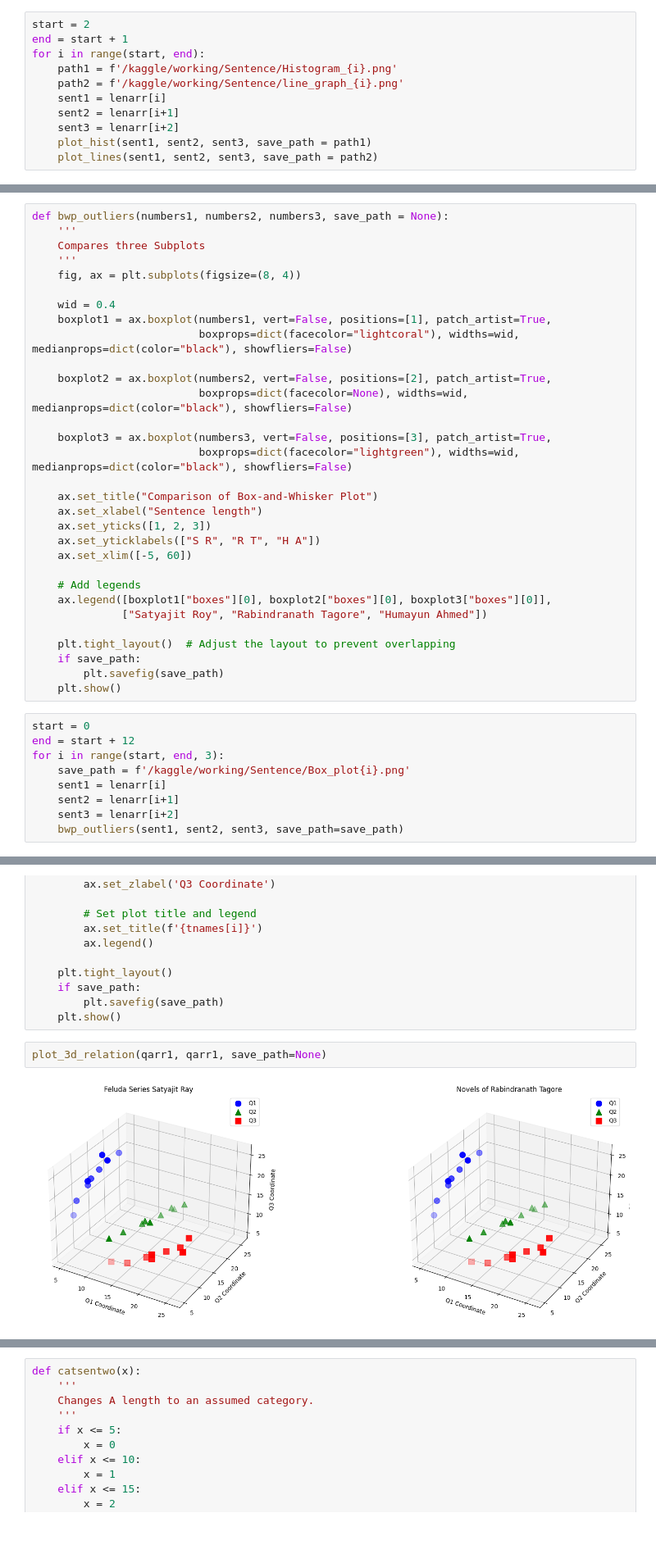
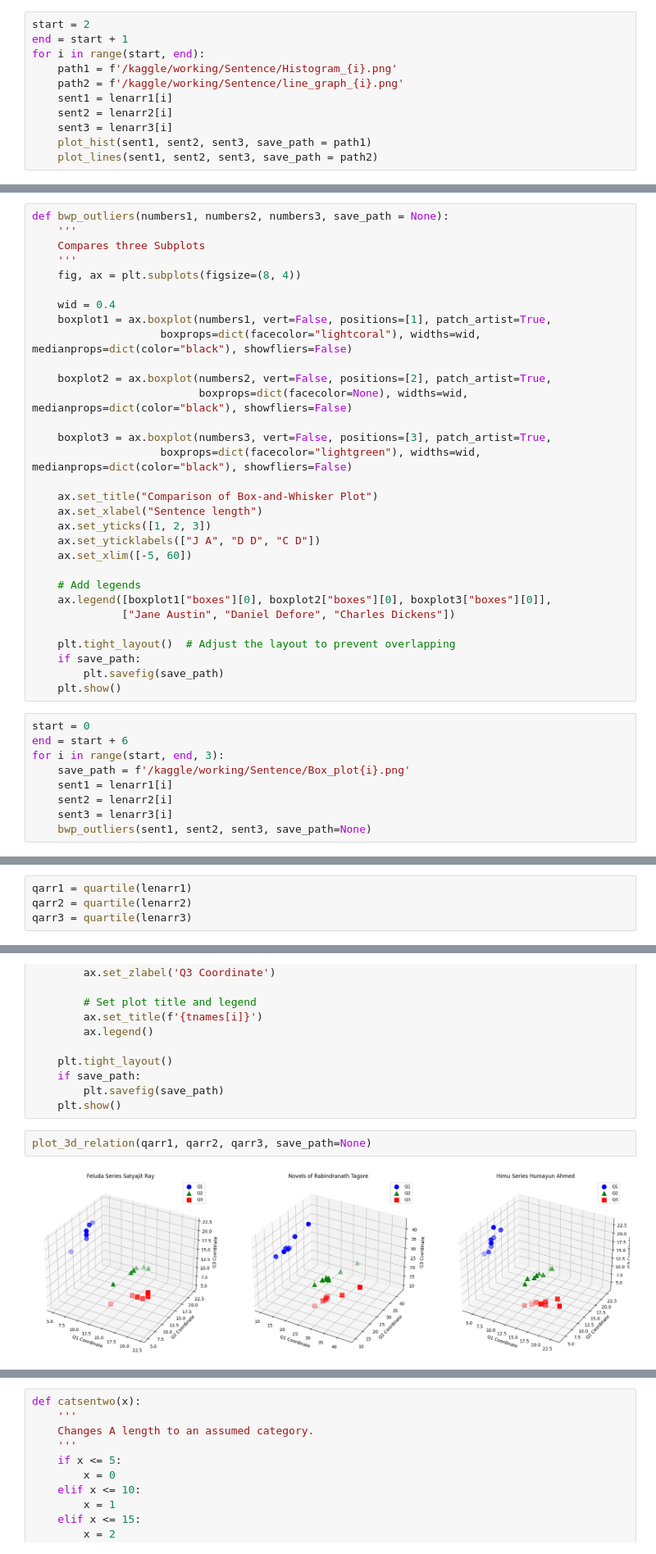
Before and after one commit to oitik/Harun-SIr, a Jupyter notebook: sentencelength-english.ipynb, the cells around one changed output, grey strips where cells are left out. Shown at 82% size. Drawn from its saved outputs; the diff is of its cells as text; blank space fills up the shorter version.

```diff
--- a/sentencelength-english.ipynb
+++ b/sentencelength-english.ipynb
@@ -331,9 +328,9 @@ end = start + 1
 for i in range(start, end):
     path1 = f'/kaggle/working/Sentence/Histogram_{i}.png'
     path2 = f'/kaggle/working/Sentence/line_graph_{i}.png'
-    sent1 = lenarr[i]
-    sent2 = lenarr[i+1]
-    sent3 = lenarr[i+2]
+    sent1 = lenarr1[i]
+    sent2 = lenarr2[i]
+    sent3 = lenarr3[i]
     plot_hist(sent1, sent2, sent3, save_path = path1)
     plot_lines(sent1, sent2, sent3, save_path = path2)
 # %% [output]
@@ -348,23 +345,23 @@ def bwp_outliers(numbers1, numbers2, numbers3, save_path = None):
 
     wid = 0.4
     boxplot1 = ax.boxplot(numbers1, vert=False, positions=[1], patch_artist=True,
-                          boxprops=dict(facecolor="lightcoral"), widths=wid, medianprops=dict(color="black"), showfliers=False)
+                    boxprops=dict(facecolor="lightcoral"), widths=wid, medianprops=dict(color="black"), showfliers=False)
 
     boxplot2 = ax.boxplot(numbers2, vert=False, positions=[2], patch_artist=True,
                           boxprops=dict(facecolor=None), widths=wid, medianprops=dict(color="black"), showfliers=False)
 
     boxplot3 = ax.boxplot(numbers3, vert=False, positions=[3], patch_artist=True,
-                          boxprops=dict(facecolor="lightgreen"), widths=wid, medianprops=dict(color="black"), showfliers=False)
+                    boxprops=dict(facecolor="lightgreen"), widths=wid, medianprops=dict(color="black"), showfliers=False)
 
     ax.set_title("Comparison of Box-and-Whisker Plot")
     ax.set_xlabel("Sentence length")
     ax.set_yticks([1, 2, 3])
-    ax.set_yticklabels(["S R", "R T", "H A"])
+    ax.set_yticklabels(["J A", "D D", "C D"])
     ax.set_xlim([-5, 60])
 
     # Add legends
     ax.legend([boxplot1["boxes"][0], boxplot2["boxes"][0], boxplot3["boxes"][0]],
-              ["Satyajit Roy", "Rabindranath Tagore", "Humayun Ahmed"])
+              ["Jane Austin", "Daniel Defore", "Charles Dickens"])
 
     plt.tight_layout()  # Adjust the layout to prevent overlapping
     if save_path:
@@ -372,11 +369,11 @@ def bwp_outliers(numbers1, numbers2, numbers3, save_path = None):
     plt.show()
 # %%
 start = 0
-end = start + 12
+end = start + 6
 for i in range(start, end, 3):
     save_path = f'/kaggle/working/Sentence/Box_plot{i}.png'
-    sent1 = lenarr[i]
-    sent2 = lenarr[i+1]
-    sent3 = lenarr[i+2]
-    bwp_outliers(sent1, sent2, sent3, save_path=save_path)
+    sent1 = lenarr1[i]
+    sent2 = lenarr2[i]
+    sent3 = lenarr3[i]
+    bwp_outliers(sent1, sent2, sent3, save_path=None)
 # %% [output]
@@ -400,3 +406,7 @@ qarr1 = quartile(lenarr)
+# %%
+qarr1 = quartile(lenarr1)
+qarr2 = quartile(lenarr2)
+qarr3 = quartile(lenarr3)
 # %%
 qarr1
 # %% [output]
@@ -447,7 +452,7 @@ def plot_3d_relation(*arrays, save_path = None):
         plt.savefig(save_path)
     plt.show()
 # %%
-plot_3d_relation(qarr1, qarr1, save_path=None)
+plot_3d_relation(qarr1, qarr2, qarr3, save_path=None)
 # %% [output]
-[figure, old version]
+[figure, new version]
 # %%
```
Also changed, not shown: parts of 53 cells of this notebook.
